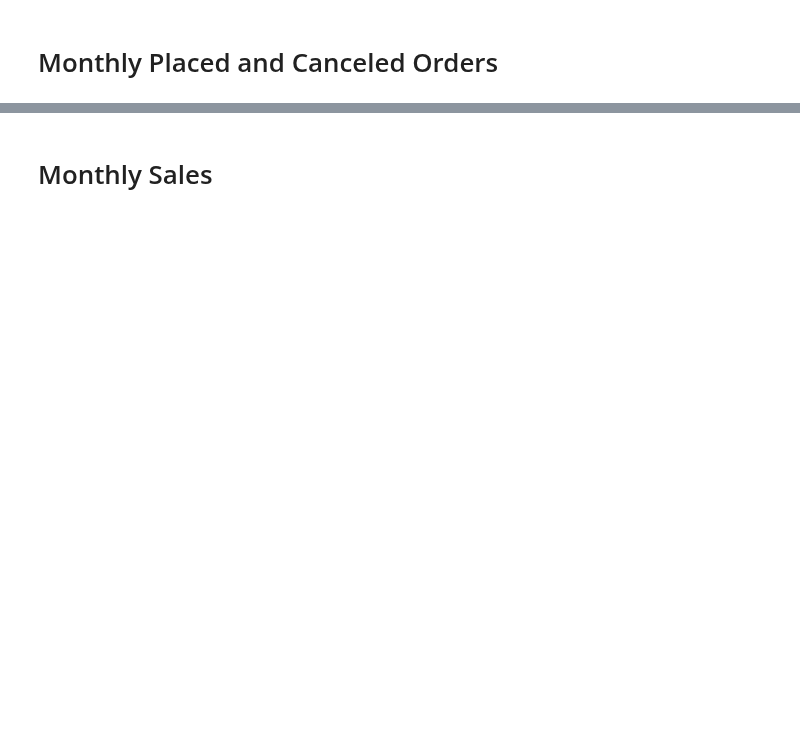
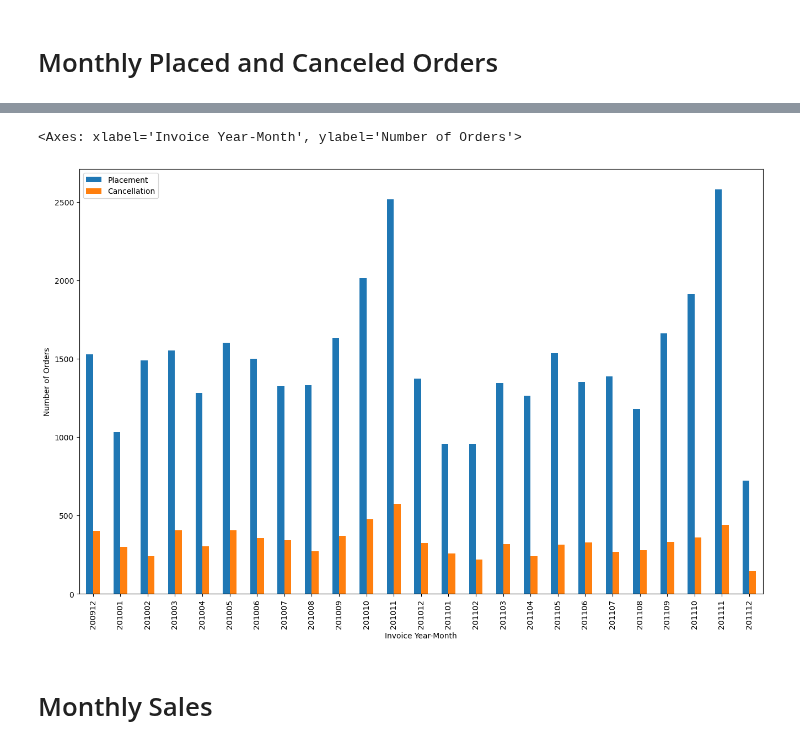
Before and after one commit to jarviscanada/jarvis_data_eng_SarazhiliuHe, a Jupyter notebook: python_data_analytics/retail_data_analytics_wrangling.ipynb, the cells around one changed output, grey strips where cells are left out. Saved outputs shown, nothing was run; the diff lists cells and outputs as text; code cells hidden in the pictures; blank space fills up the shorter version.

```diff
--- a/python_data_analytics/retail_data_analytics_wrangling.ipynb
+++ b/python_data_analytics/retail_data_analytics_wrangling.ipynb
@@ -151,0 +329,3 @@ retail_df.head()
+# %%
+canceled_df = retail_df[retail_df['invoice'].str.startswith('C')]
+canceled_df
@@ -151,0 +346,8 @@ retail_df.head()
+# %%
+monthly_canceled_orders_df = (
+    canceled_df.groupby('invoice_year_month')['invoice']
+    .nunique()
+    .rename('Cancellation')
+    .reset_index()
+)
+monthly_canceled_orders_df
@@ -151,0 +372,8 @@ retail_df.head()
+# %%
+monthly_total_orders_df = (
+    retail_df.groupby('invoice_year_month')['invoice']
+    .nunique()
+    .rename('Total')
+    .reset_index()
+)
+monthly_total_orders_df
@@ -151,0 +398,7 @@ retail_df.head()
+# %%
+monthly_orders_df = pd.merge(
+    monthly_total_orders_df, monthly_canceled_orders_df,
+    on='invoice_year_month'
+)
+monthly_orders_df['Placement'] = monthly_orders_df['Total'] - 2* monthly_orders_df['Cancellation']
+monthly_orders_df
@@ -152,3 +423,17 @@ retail_df.head()
+# %%
+df = monthly_orders_df[['invoice_year_month', 'Placement', 'Cancellation']]
+
+df.plot(
+    x='invoice_year_month',
+    y=['Placement', 'Cancellation'],
+    xlabel='Invoice Year-Month',
+    ylabel='Number of Orders',
+    kind='bar',
+    figsize=(16, 10)
+)
+# %% [output]
+<Axes: xlabel='Invoice Year-Month', ylabel='Number of Orders'>
+[figure, added]
 # %% [markdown]
 # Monthly Sales
 # %% [markdown]
```
Also changed, not shown: parts of 53 cells of this notebook.
